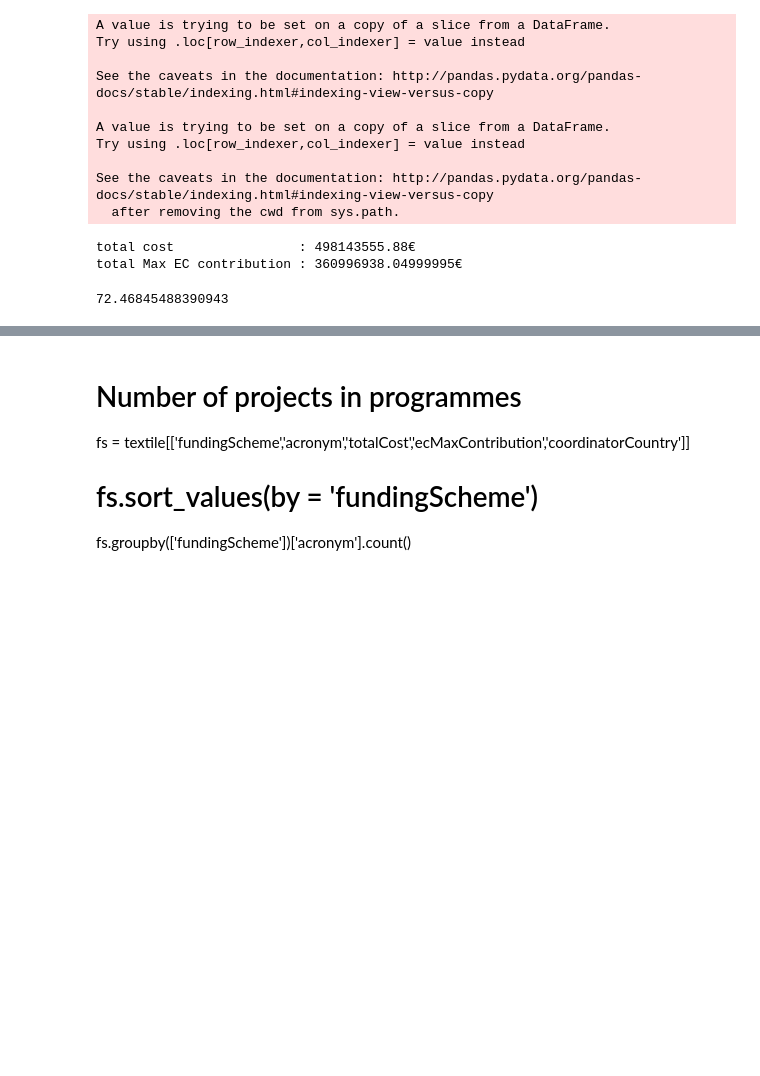
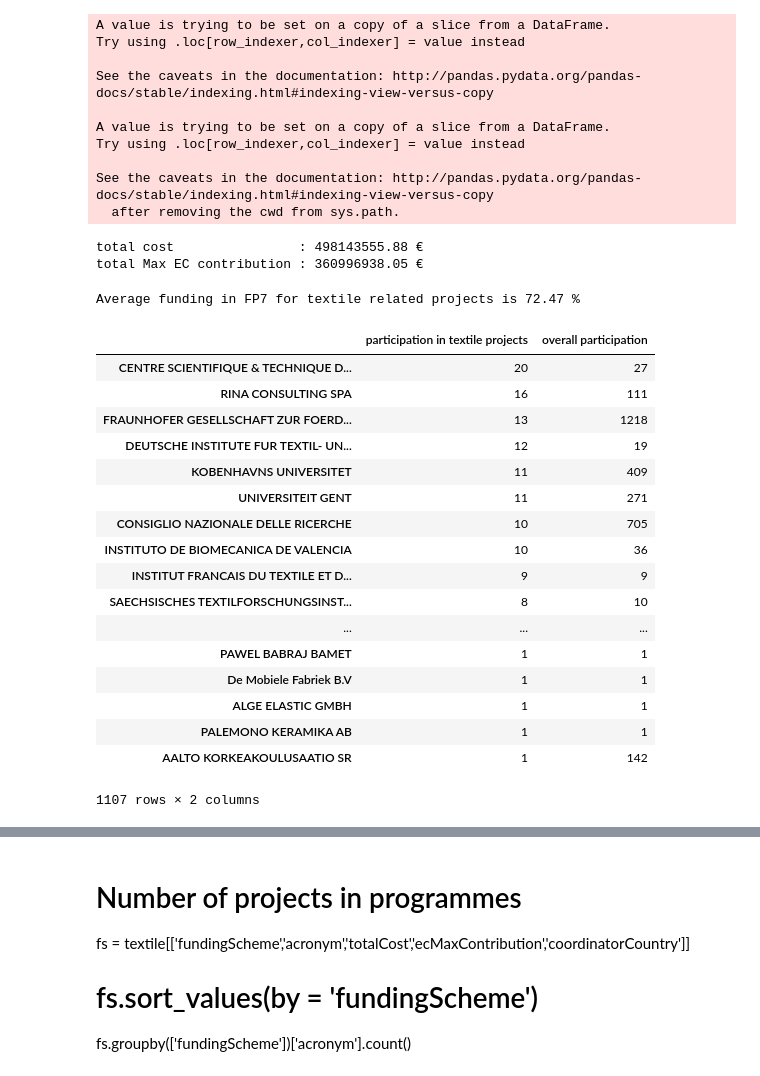
Before and after one commit to Aguesses/beforeAndAfter7, a Jupyter notebook: FP7_projects_NLTK.ipynb, the cells around one changed output, grey strips where cells are left out. Cells and saved outputs as stored; diff of their text form; code cells hidden in the pictures; blank space fills up the shorter version.

```diff
--- a/FP7_projects_NLTK.ipynb
+++ b/FP7_projects_NLTK.ipynb
@@ -76,31 +76,75 @@ Try using .loc[row_indexer,col_indexer] = value instead
 See the caveats in the documentation: http://pandas.pydata.org/pandas-docs/stable/indexing.html#indexing-view-versus-copy
   after removing the cwd from sys.path.
 # %%
-print('total cost                : ' + str(cost) + '€')
-print('total Max EC contribution : ' + str(ecMAx) + '€')
+print('total cost                : {:.2f} €'.format(cost))
+print('total Max EC contribution : {:.2f} €'.format(ecMAx))
 # %% [output]
-total cost                : 498143555.88€
-total Max EC contribution : 360996938.04999995€
+total cost                : 498143555.88 €
+total Max EC contribution : 360996938.05 €
 # %%
 # Average funding in %
-ecMAx/cost*100
+print("Average funding in FP7 for textile related projects is {:.2f} %".format(ecMAx/cost*100))
 # %% [output]
-72.46845488390943
+Average funding in FP7 for textile related projects is 72.47 %
 # %%
 # participation statistics
 # How participated (as coordinator or as participants)
 
-participants_list=[]
+participants_list_textile_projects=[]
 for element in p_textile['participants']:
     if isinstance(element, str) :
         l= element.split(';')
-        participants_list += l
+        participants_list_textile_projects += l
 
 for element in p_textile['coordinator']:
     if isinstance(element, str) :
+        l = element.split(';')
+        participants_list_textile_projects += l
+
+participants_list_textile_projects_s = pd.Series(participants_list_textile_projects)
+
+# How is this related to the overall participation of each partner?
+
+participants_list_all_projects=[]
+for element in projects['participants']:
+    if isinstance(element, str) :
         l= element.split(';')
-        participants_list += l
+        participants_list_all_projects += l
 
-participants_list_s = pd.Series(participants_list)
+for element in projects['coordinator']:
+    if isinstance(element, str) :
+        l= element.split(';')
+        participants_list_all_projects += l
+
+participants_list_all_projects_s = pd.Series(participants_list_all_projects)
+
+#participants_participation_textile_projects_s = participants_list_textile_projects_s.value_counts()
+participants_participation_textile_projects_s = pd.DataFrame(participants_list_textile_projects_s.value_counts())
+
+participants_participation_all_projects_s = pd.DataFrame(participants_list_all_projects_s.value_counts())
+
+all_participations = participants_participation_textile_projects_s.merge(participants_participation_all_projects_s, left_index = True, right_index = True, how = 'left')
+all_participations.columns = ['participation in textile projects','overall participation']
+# %%
+all_participations
+# %% [output]
+|  | participation in textile projects | overall participation |
+| CENTRE SCIENTIFIQUE & TECHNIQUE D... | 20 | 27 |
+| RINA CONSULTING SPA | 16 | 111 |
+| FRAUNHOFER GESELLSCHAFT ZUR FOERD... | 13 | 1218 |
+| DEUTSCHE INSTITUTE FUR TEXTIL- UN... | 12 | 19 |
+| KOBENHAVNS UNIVERSITET | 11 | 409 |
+| UNIVERSITEIT GENT | 11 | 271 |
+| CONSIGLIO NAZIONALE DELLE RICERCHE | 10 | 705 |
+| INSTITUTO DE BIOMECANICA DE VALENCIA | 10 | 36 |
+| INSTITUT FRANCAIS DU TEXTILE ET D... | 9 | 9 |
+| SAECHSISCHES TEXTILFORSCHUNGSINST... | 8 | 10 |
+| ... | ... | ... |
+| PAWEL BABRAJ BAMET | 1 | 1 |
+| De Mobiele Fabriek B.V | 1 | 1 |
+| ALGE ELASTIC GMBH | 1 | 1 |
+| PALEMONO KERAMIKA AB | 1 | 1 |
+| AALTO KORKEAKOULUSAATIO SR | 1 | 142 |
+1107 rows × 2 columns
 # %%
 # Number of unique participations
```
Also changed, not shown: parts of 5 cells of this notebook, 1 other file.
